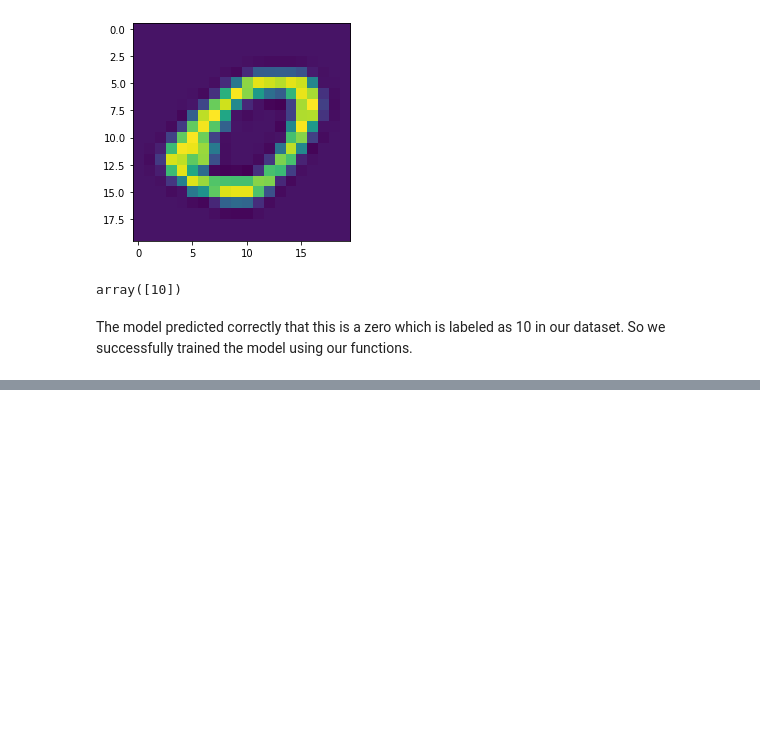
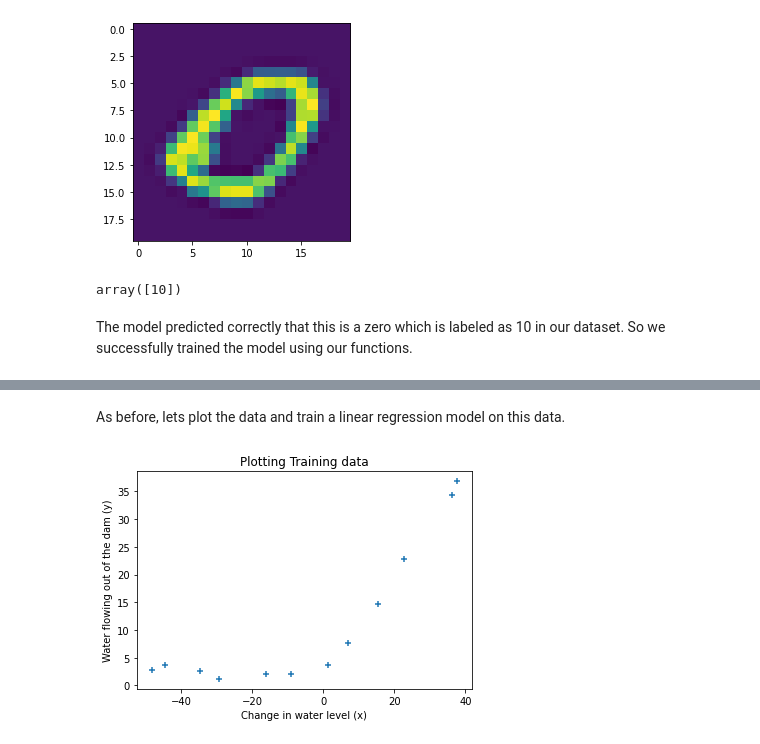
Before and after one commit to shamimtowhid/traditional_ML, a Jupyter notebook: Examples.ipynb, the cells around one changed output, grey strips where cells are left out. Cells and saved outputs as stored; diff of their text form; code cells hidden in the pictures; blank space fills up the shorter version.

Commit message:
added half of the project for ploynomial regression

```diff
--- a/Examples.ipynb
+++ b/Examples.ipynb
@@ -418,0 +435,17 @@ The model predicted correctly that this is a zero which is labeled as 10 in our
+# %%
+data = scipy.io.loadmat('./datasets/ex5data1.mat')
+# %%
+data.keys()
+X = data['X']
+y = data['y']
+Xtest = data['Xtest']
+ytest = data['ytest']
+Xval = data['Xval']
+yval = data['yval']
+# %% [markdown]
+As before, lets plot the data and train a linear regression model on this data.
+# %%
+tml.scatter_plot(X, y, xlabel="Change in water level (x)", ylabel="Water flowing out of the dam (y)",
+                title="Plotting Training data")
+# %% [output]
+[figure, added]
```
Also changed, not shown: parts of 20 cells of this notebook.
